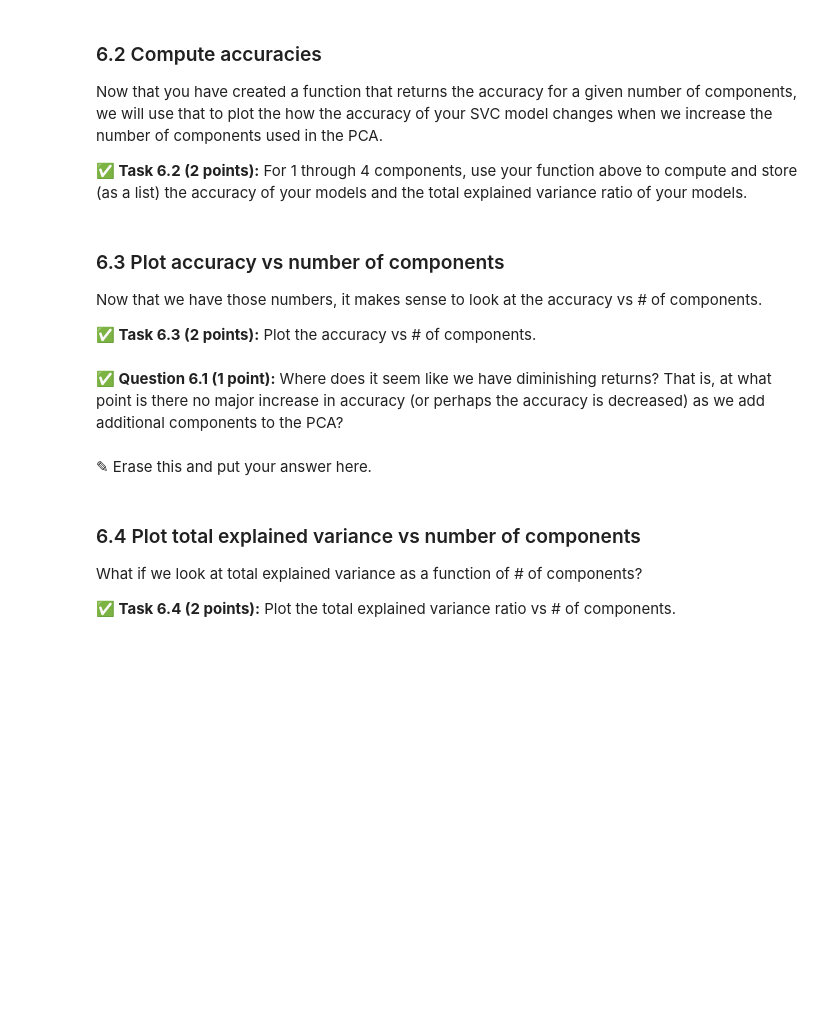
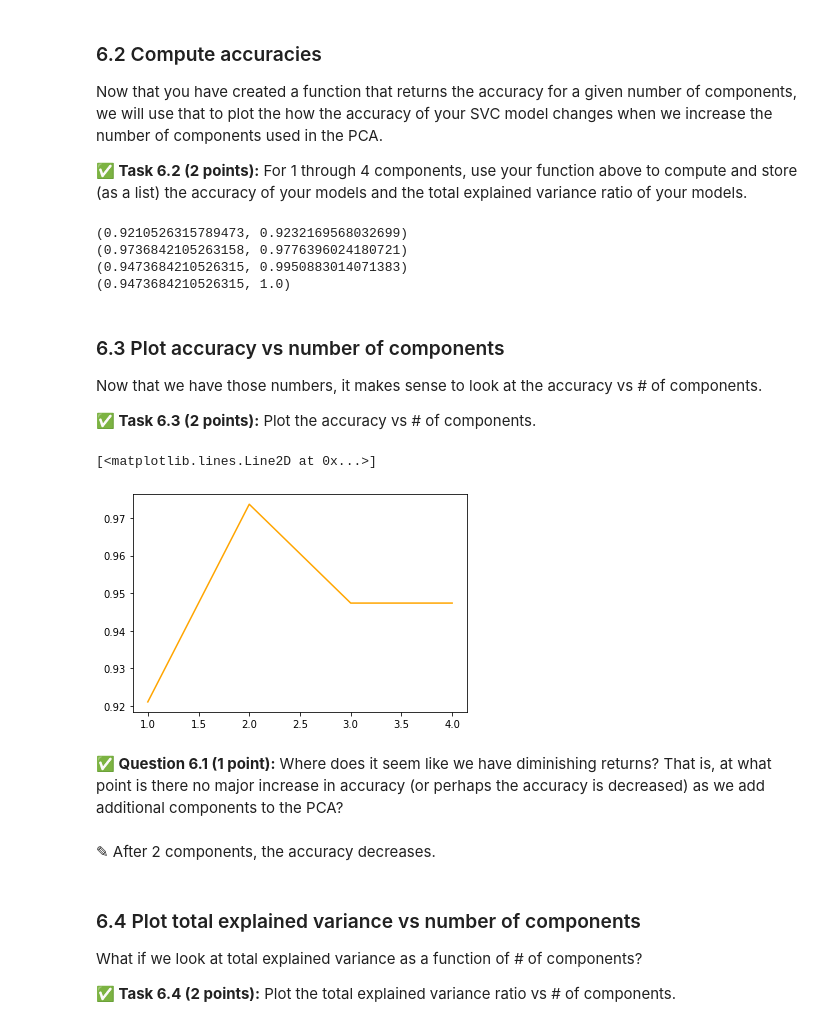
Before and after one commit to scottjaymsu/cmse202-s21-turnin, a Jupyter notebook: hw-05/HW-05_SVMandPCA-STUDENT.ipynb, the cells around one changed output. Drawn from its saved outputs; the diff is of its cells as text; code cells hidden in the pictures; blank space fills up the shorter version.

```diff
--- a/hw-05/HW-05_SVMandPCA-STUDENT.ipynb
+++ b/hw-05/HW-05_SVMandPCA-STUDENT.ipynb
@@ -445,3 +443,16 @@ and it will return the accuracy score for an SVC model fit to pca transformed fe
+# %%
+# Put your code here
+def classify (n_components, train_features, test_features, train_labels, test_labels):
+    pca = PCA(n_components=n_components)
+    pca_train_fit = pca.fit(train_features)
+    pca_train_features = pca.transform(train_features)
+    pca_test_features = pca.transform(test_features)
+
+    clf = SVC(C = 10, gamma = 1e-06, kernel = 'linear')
+    clf = clf.fit(pca_train_features, train_labels)
+    y_pred = clf.predict(pca_test_features)
+
+    return accuracy_score(test_labels, y_pred), sum(pca.explained_variance_ratio_)
 # %% [markdown]
 ### 6.2 Compute accuracies
 
@@ -453,3 +462,19 @@ Now that you have created a function that returns the accuracy for a given numbe
+# %%
+# Put your code here
+components = [1,2,3,4]
+accuracy = []
+variance = []
+
+for i in components:
+    vals = classify(i, train_features, test_features, train_labels, test_labels)
+    accuracy.append(vals[0])
+    variance.append(vals[1])
+    print(vals)
+# %% [output]
+(0.9210526315789473, 0.9232169568032699)
+(0.9736842105263158, 0.9776396024180721)
+(0.9473684210526315, 0.9950883014071383)
+(0.9473684210526315, 1.0)
 # %% [markdown]
 ### 6.3 Plot accuracy vs number of components
 
@@ -458,10 +483,14 @@ Now that we have those numbers, it makes sense to look at the accuracy vs # of c
 **&#9989; Task 6.3 (2 points):** Plot the accuracy vs # of components.
 # %%
 ## your code here
+plt.plot(components, accuracy, color = 'orange')
+# %% [output]
+[<matplotlib.lines.Line2D at 0x...>]
+[figure, added]
 # %% [markdown]
 **&#9989; Question 6.1 (1 point):** Where does it seem like we have diminishing returns? That is, at what point is there no major increase in accuracy (or perhaps the accuracy is decreased) as we add additional components to the PCA?
 # %% [markdown]
-<font size=+3>&#9998;</font> Erase this and put your answer here.
+<font size=+3>&#9998;</font> After 2 components, the accuracy decreases.
 # %% [markdown]
 ### 6.4 Plot total explained variance vs number of components
 
```
Also changed, not shown: parts of 5 cells of this notebook.
